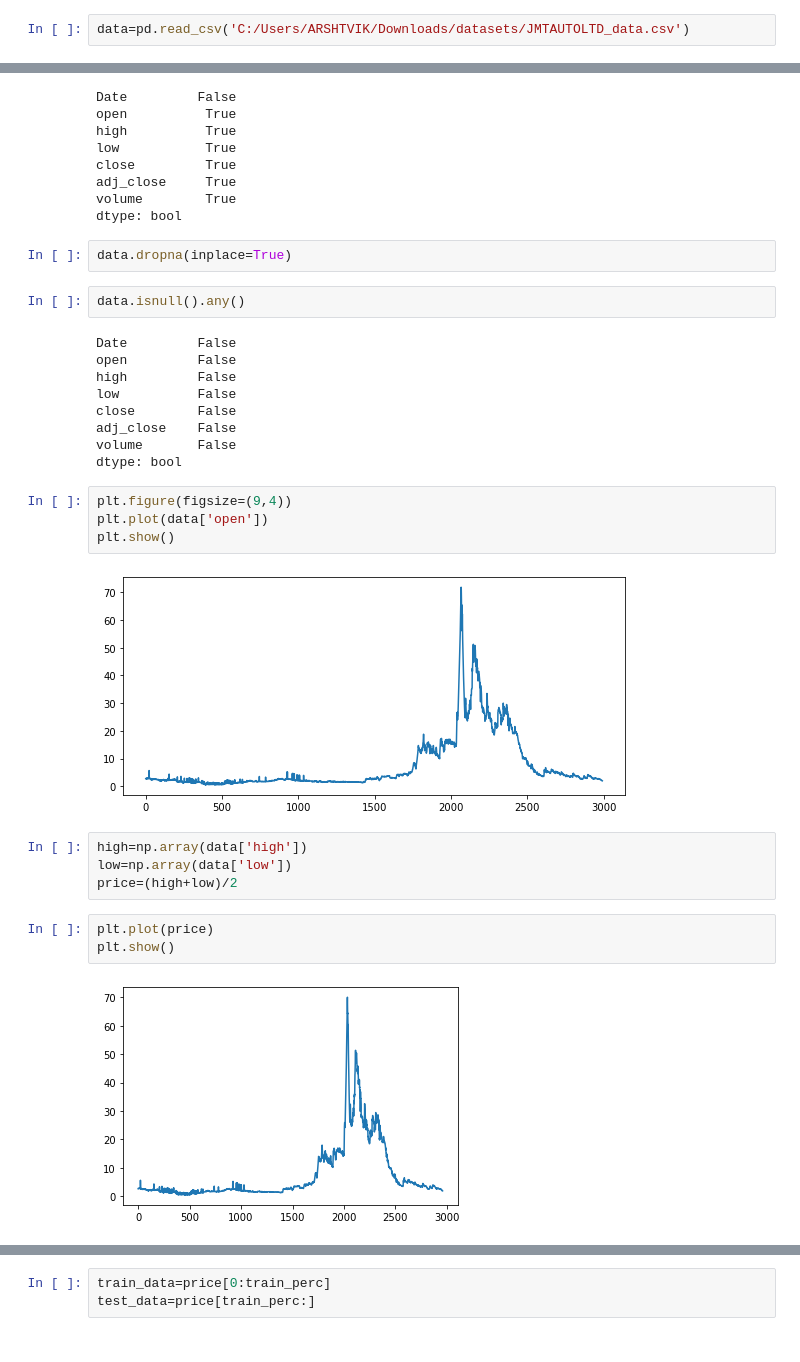
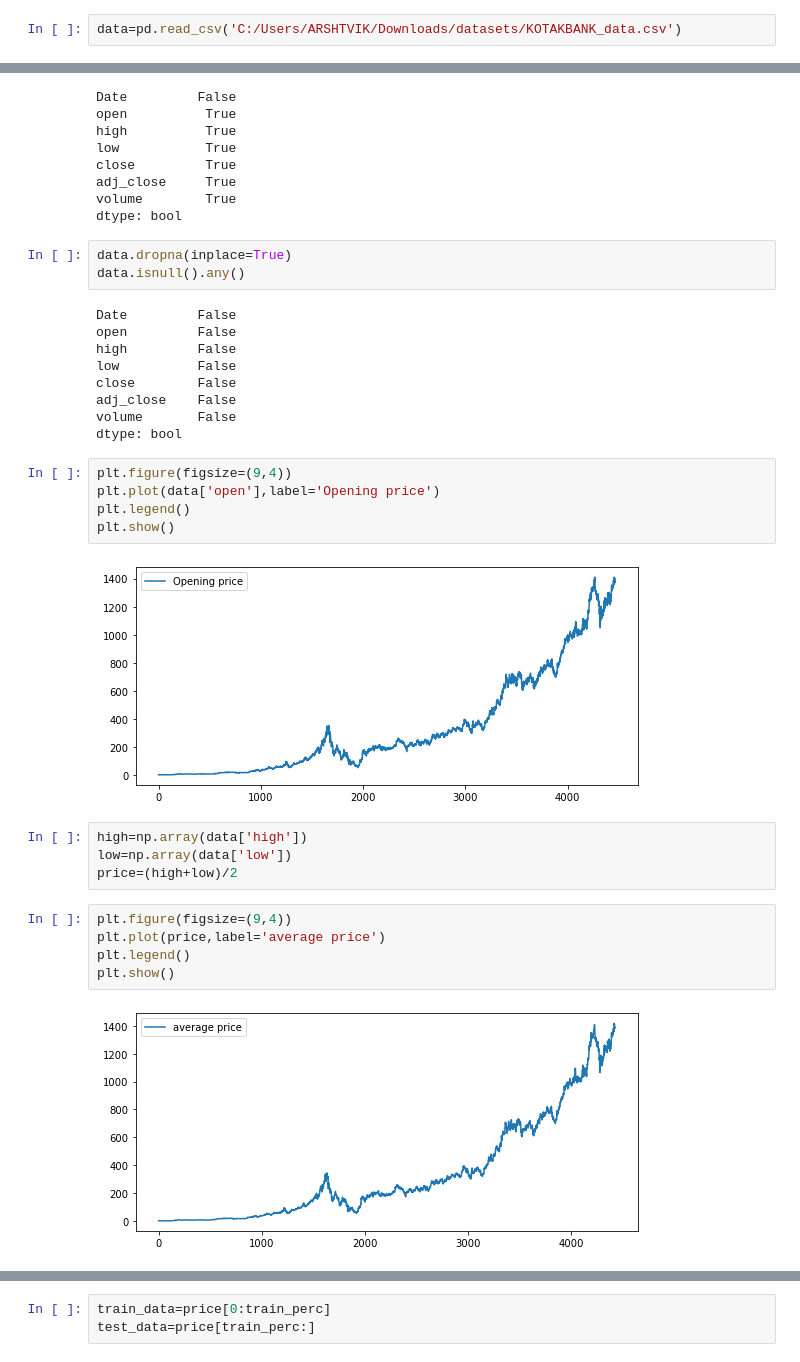
Before and after one commit to Aman-Ojha/Hacksprint_PS5_Segmentation-Fault, a Jupyter notebook: hackathon.ipynb, the cells around one changed output, grey strips where cells are left out. Drawn from its saved outputs; the diff is of its cells as text.

```diff
--- a/hackathon.ipynb
+++ b/hackathon.ipynb
@@ -14,5 +14,5 @@ import math
 # %%
-data=pd.read_csv('C:/Users/ARSHTVIK/Downloads/datasets/JMTAUTOLTD_data.csv')
+data=pd.read_csv('C:/Users/ARSHTVIK/Downloads/datasets/KOTAKBANK_data.csv')
 # %%
 data.head()
 # %% [output]
@@ -35,32 +35,34 @@ volume        True
 dtype: bool
 # %%
 data.dropna(inplace=True)
+data.isnull().any()
+# %% [output]
+Date         False
+open         False
+high         False
+low          False
+close        False
+adj_close    False
+volume       False
+dtype: bool
-# %%
-data.isnull().any()
-# %% [output]
-Date         False
-open         False
-high         False
-low          False
-close        False
-adj_close    False
-volume       False
-dtype: bool
 # %%
 plt.figure(figsize=(9,4))
-plt.plot(data['open'])
+plt.plot(data['open'],label='Opening price')
+plt.legend()
 plt.show()
 # %% [output]
-[figure, old version]
+[figure, new version]
 # %%
 high=np.array(data['high'])
 low=np.array(data['low'])
 price=(high+low)/2
 # %%
-plt.plot(price)
+plt.figure(figsize=(9,4))
+plt.plot(price,label='average price')
+plt.legend()
 plt.show()
 # %% [output]
-[figure, old version]
+[figure, new version]
 # %%
 train_perc=math.floor(data['high'].count()*0.9)
 train_perc
```
Also changed, not shown: parts of 26 cells of this notebook.
